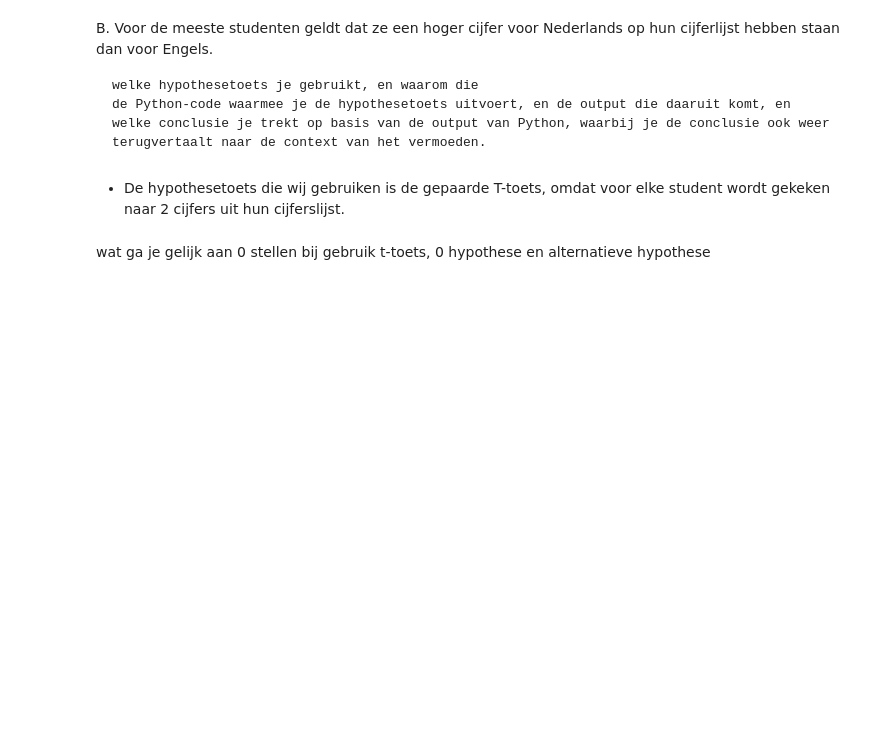
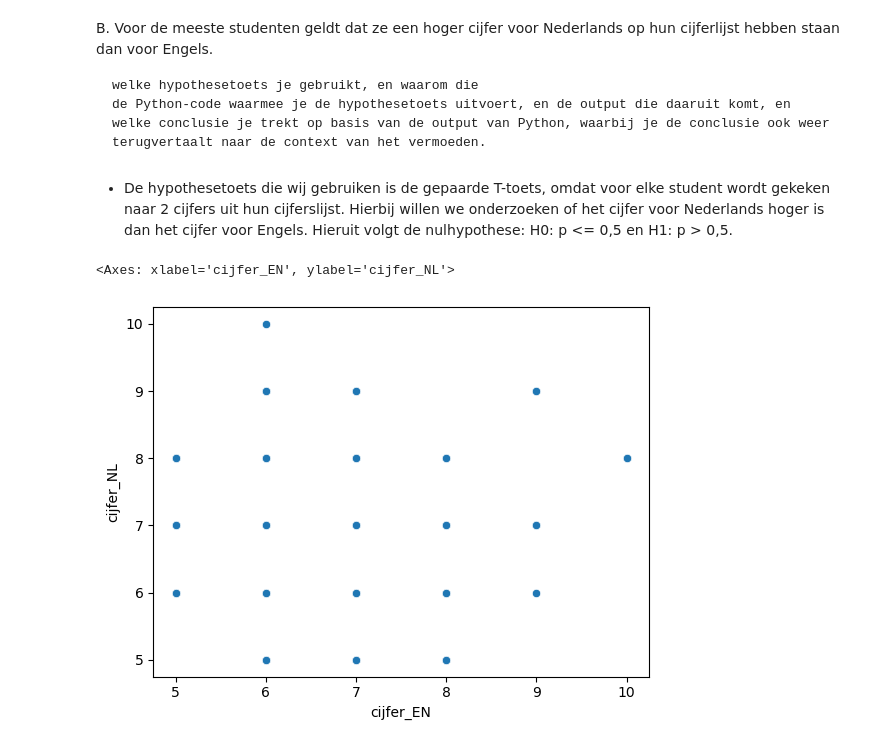
Before and after one commit to Fentjoe/Statistiek_1, a Jupyter notebook: STATISTIEK_1.ipynb, the cells around one changed output. Drawn from its saved outputs; the diff is of its cells as text; code cells hidden in the pictures; blank space fills up the shorter version.

```diff
--- a/STATISTIEK_1.ipynb
+++ b/STATISTIEK_1.ipynb
@@ -103,6 +103,9 @@ B. Voor de meeste studenten geldt dat ze een hoger cijfer voor Nederlands op hun
     de Python-code waarmee je de hypothesetoets uitvoert, en de output die daaruit komt, en
     welke conclusie je trekt op basis van de output van Python, waarbij je de conclusie ook weer terugvertaalt naar de context van het vermoeden.
 # %% [markdown]
-- De hypothesetoets die wij gebruiken is de gepaarde T-toets, omdat voor elke student wordt gekeken naar 2 cijfers uit hun cijferslijst.
+- De hypothesetoets die wij gebruiken is de gepaarde T-toets, omdat voor elke student wordt gekeken naar 2 cijfers uit hun cijferslijst. Hierbij willen we onderzoeken of het cijfer voor Nederlands hoger is dan het cijfer voor Engels. Hieruit volgt de nulhypothese: H0: p <= 0,5 en H1: p > 0,5.
-# %% [markdown]
-wat ga je gelijk aan 0 stellen bij gebruik t-toets, 0 hypothese en alternatieve hypothese
+# %%
+sns.scatterplot(y=studenten.cijfer_NL, x=studenten.cijfer_EN)
+# %% [output]
+<Axes: xlabel='cijfer_EN', ylabel='cijfer_NL'>
+[figure, added]
```
